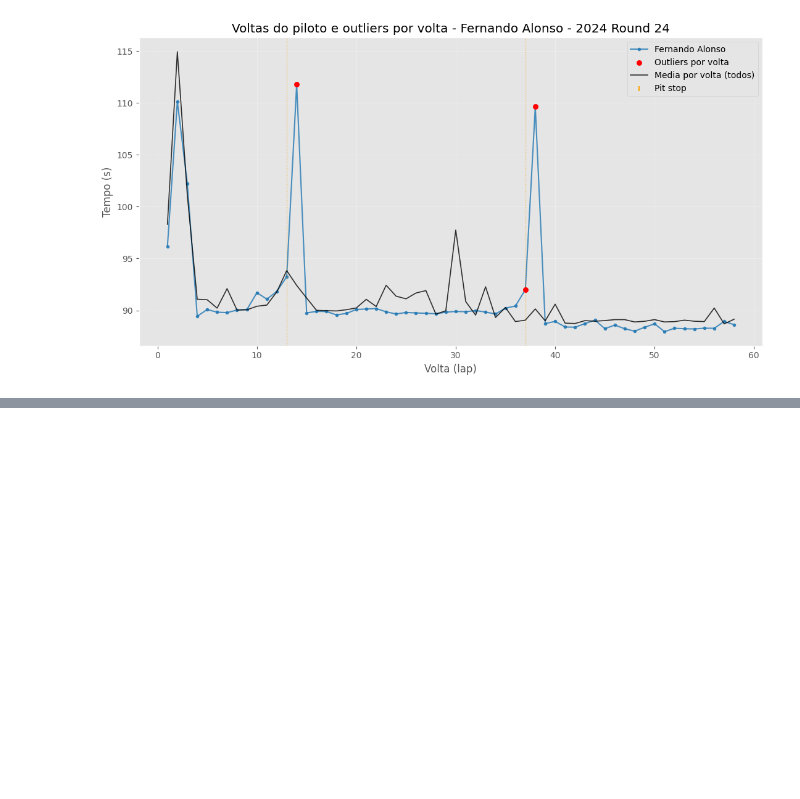
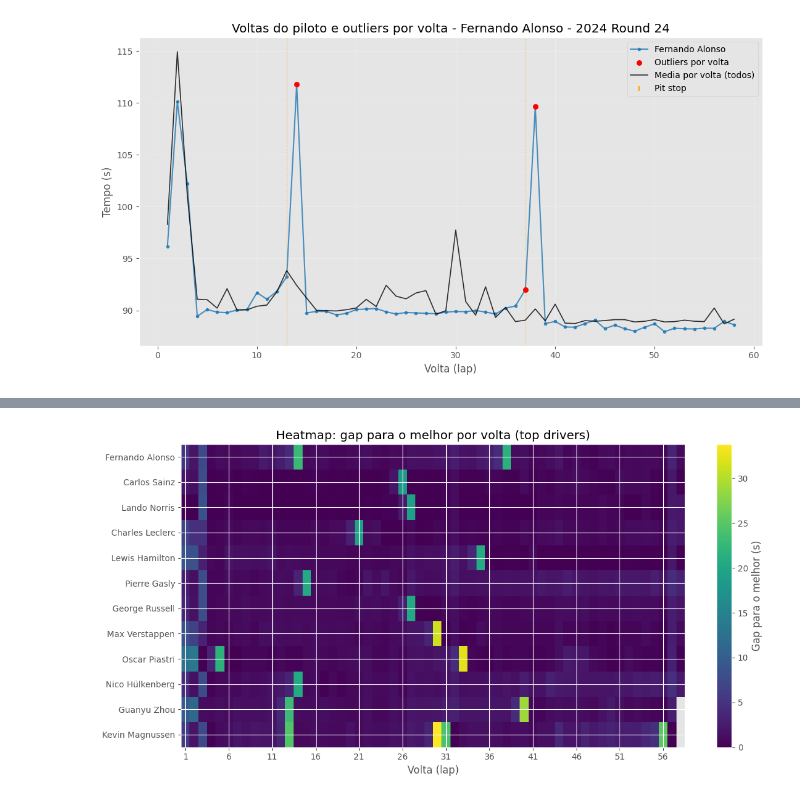
Before and after one commit to Julio1099/formula1-analytics, a Jupyter notebook: Notebooks/Analise_PySpark.ipynb, the cells around one changed output, grey strips where cells are left out. Cells and saved outputs as stored; diff of their text form; code cells hidden in the pictures; blank space fills up the shorter version.

Commit message:
Adição de mais graficos para a analise

```diff
--- a/Notebooks/Analise_PySpark.ipynb
+++ b/Notebooks/Analise_PySpark.ipynb
@@ -585,0 +734,37 @@ Piloto selecionado: Fernando Alonso (driverId=4)
+# %%
+# Heatmap (drivers x lap) de gap para o melhor da volta (sem pandas)
+from pyspark.sql import functions as F
+from pyspark.sql import SparkSession as _SparkSession
+import numpy as np
+import matplotlib.pyplot as plt
+if 'spark' not in globals() or not isinstance(spark, _SparkSession):
+    raise RuntimeError('Sessao Spark nao encontrada. Execute as celulas 1-4.')
+if 'selected_race' not in globals():
+    raise RuntimeError('selected_race nao encontrada. Execute as celulas 1-4.')
+TOP_DRIVERS = 12
+df = selected_race.select('driver_full_name','driverId','lap', F.col('milliseconds').alias('ms')).where(F.col('ms').isNotNull())
+best = df.groupBy('lap').agg(F.min('ms').alias('best_ms'))
+gaps = (df.alias('d').join(best.alias('b'), on='lap', how='left').withColumn('gap_s', (F.col('d.ms') - F.col('b.best_ms'))/1000.0))
+top = (gaps.groupBy('driver_full_name','driverId').agg(F.count('*').alias('laps')).orderBy(F.col('laps').desc()).limit(TOP_DRIVERS).collect())
+driver_ids = [int(r['driverId']) for r in top]
+driver_names = [r['driver_full_name'] for r in top]
+lr = gaps.agg(F.min('lap').alias('min_lap'), F.max('lap').alias('max_lap')).collect()[0]
+min_lap = int(lr['min_lap']); max_lap = int(lr['max_lap']); n_laps = max_lap - min_lap + 1
+mat = np.full((len(driver_ids), n_laps), np.nan, dtype=float)
+for idx, did in enumerate(driver_ids):
+    rows = gaps.filter(F.col('driverId')==did).select('lap','gap_s').collect()
+    for r in rows:
+        j = int(r['lap']) - min_lap
+        if 0 <= j < n_laps:
+            mat[idx, j] = float(r['gap_s'])
+plt.figure(figsize=(12, max(4, int(len(driver_ids)*0.5))))
+im = plt.imshow(mat, aspect='auto', interpolation='nearest', cmap='viridis', origin='upper')
+plt.colorbar(im, label='Gap para o melhor (s)')
+plt.yticks(ticks=range(len(driver_names)), labels=driver_names)
+ticks = list(range(0, n_laps, max(1, n_laps//10)))
+labels = [str(min_lap + t) for t in ticks]
+plt.xticks(ticks=ticks, labels=labels)
+plt.xlabel('Volta (lap)'); plt.title('Heatmap: gap para o melhor por volta (top drivers)')
+plt.tight_layout(); plt.show()
+# %% [output]
+[figure, added]
```
Also changed, not shown: parts of 8 cells of this notebook.
